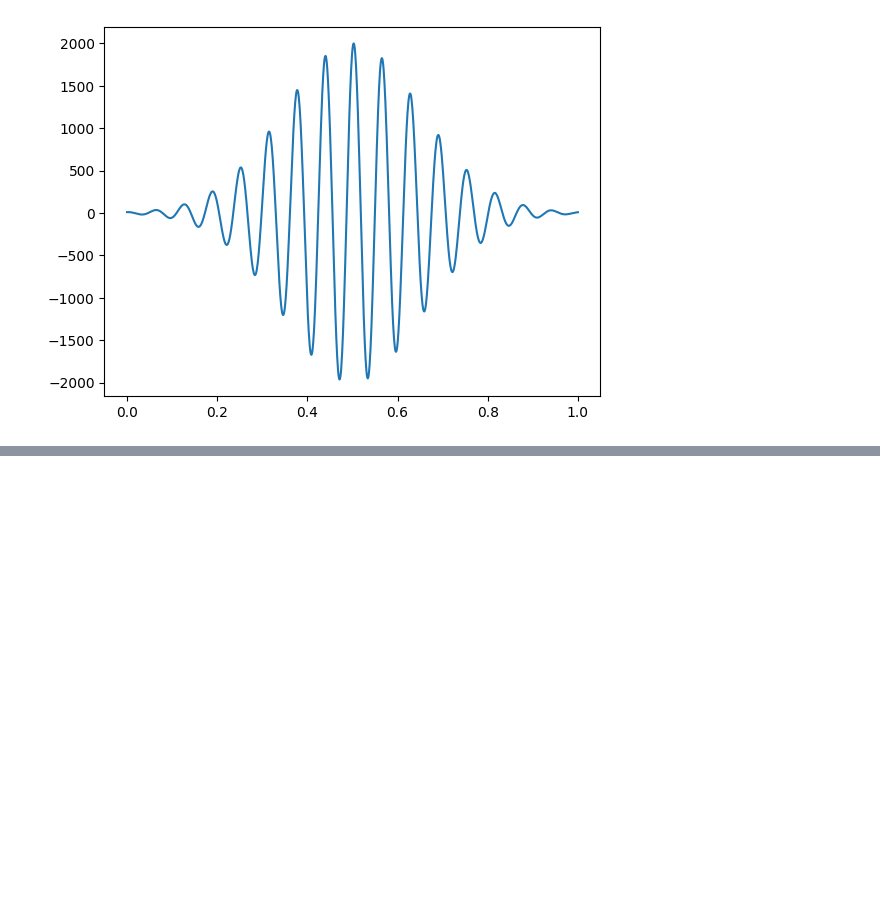
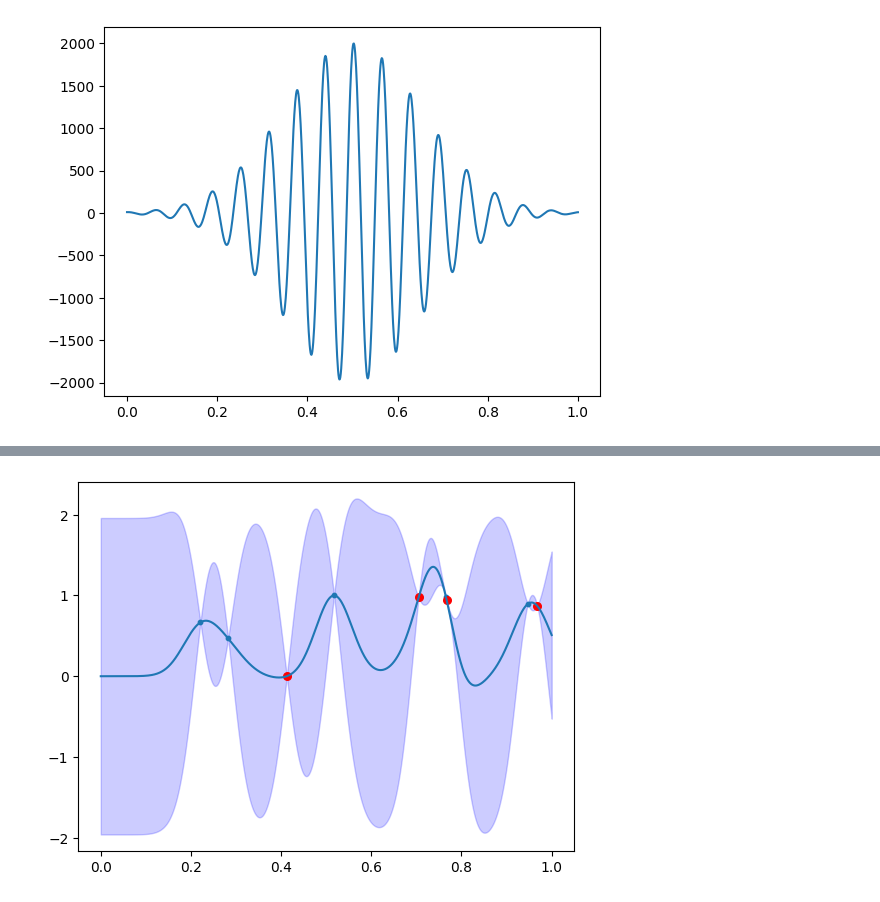
Before and after one commit to davcoope/Bayesian, a Jupyter notebook: BayesianOptimiser2/1D_example.ipynb, the cells around one changed output, grey strips where cells are left out. Cells and saved outputs as stored; diff of their text form; code cells hidden in the pictures; blank space fills up the shorter version.

```diff
--- a/BayesianOptimiser2/1D_example.ipynb
+++ b/BayesianOptimiser2/1D_example.ipynb
@@ -75,0 +91,13 @@ BOPackage.SausagePlot(bo)
+# %%
+"""
+Now select the next batch of X values using the acquisition function (not random) and update the optimiser.
+"""
+
+batch_size = 4
+raw_X = bo.GetNextXBatch(batch_size=batch_size, max_kappa=max_kappa, min_kappa=min_kappa)
+raw_Y = ObjectiveFunction(raw_X)
+bo.UpdateData(raw_X, raw_Y)
+
+BOPackage.SausagePlot(bo, highlight_recent=batch_size)
+# %% [output]
+[figure, added]
```
Also changed, not shown: parts of 18 cells of this notebook, 3 other files.
